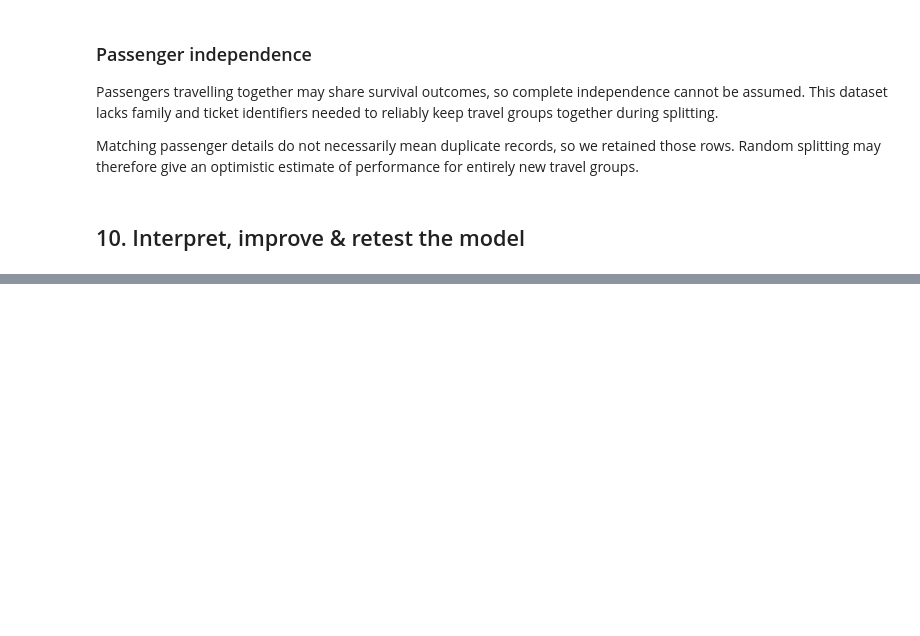
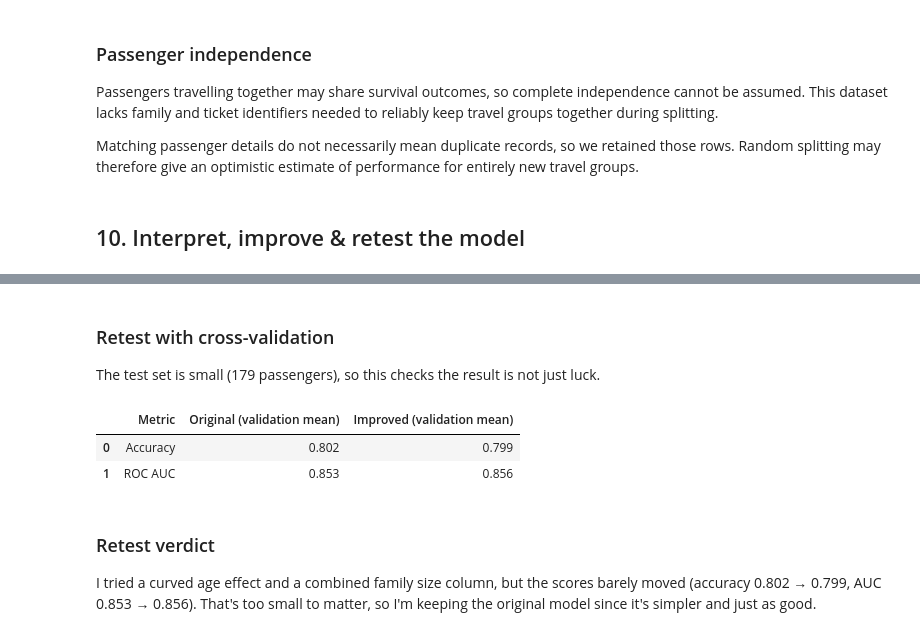
Before and after one commit to TuhinShaikh/Logistic-Regression, a Jupyter notebook: titanic_logistic_regression.ipynb, the cells around one changed output, grey strips where cells are left out. Saved outputs shown, nothing was run; the diff lists cells and outputs as text; code cells hidden in the pictures; blank space fills up the shorter version.

```diff
--- a/titanic_logistic_regression.ipynb
+++ b/titanic_logistic_regression.ipynb
@@ -791,0 +886,25 @@ estimate of performance for entirely new travel groups.
+# %% [markdown]
+### Retest with cross-validation
+The test set is small (179 passengers), so this checks the result is not just luck.
+# %%
+scoring = {"accuracy": "accuracy", "auc": "roc_auc"}
+
+cv_orig = cross_validate(model, X_train, y_train, cv=cv, scoring=scoring)
+cv_new = cross_validate(model2, X_train2, y_train, cv=cv, scoring=scoring)
+
+cv_compare = pd.DataFrame({
+    "Metric": ["Accuracy", "ROC AUC"],
+    "Original (validation mean)": [cv_orig["test_accuracy"].mean(), cv_orig["test_auc"].mean()],
+    "Improved (validation mean)": [cv_new["test_accuracy"].mean(), cv_new["test_auc"].mean()]
+})
+
+cv_compare.round(3)
+# %% [output]
+|  | Metric | Original (validation mean) | Improved (validation mean) |
+| 0 | Accuracy | 0.802 | 0.799 |
+| 1 | ROC AUC | 0.853 | 0.856 |
+# %% [markdown]
+### Retest verdict
+
+I tried a curved age effect and a combined family size column, but the scores barely moved (accuracy 0.802 → 0.799, AUC 0.853 → 0.856).
+That's too small to matter, so I'm keeping the original model since it's simpler and just as good.
```
Also changed, not shown: parts of 6 cells of this notebook.
